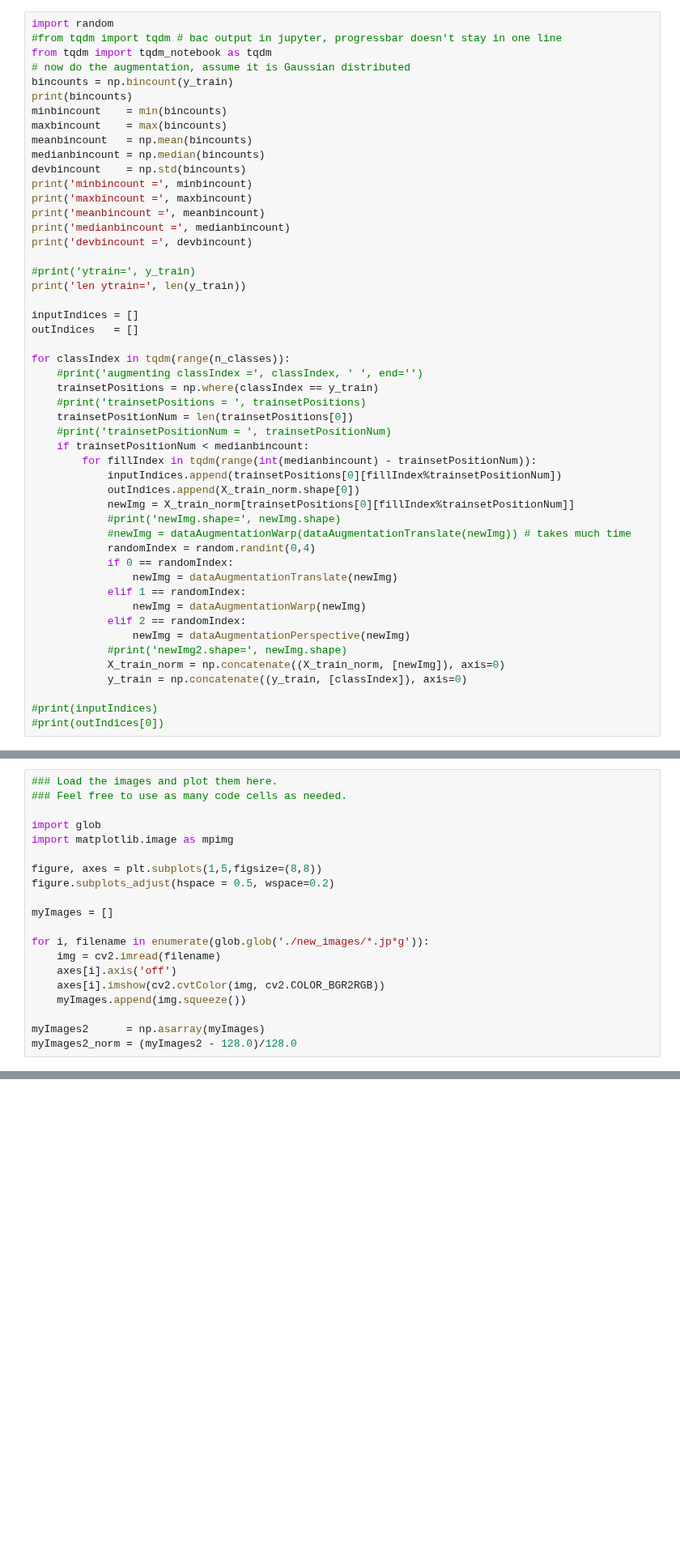
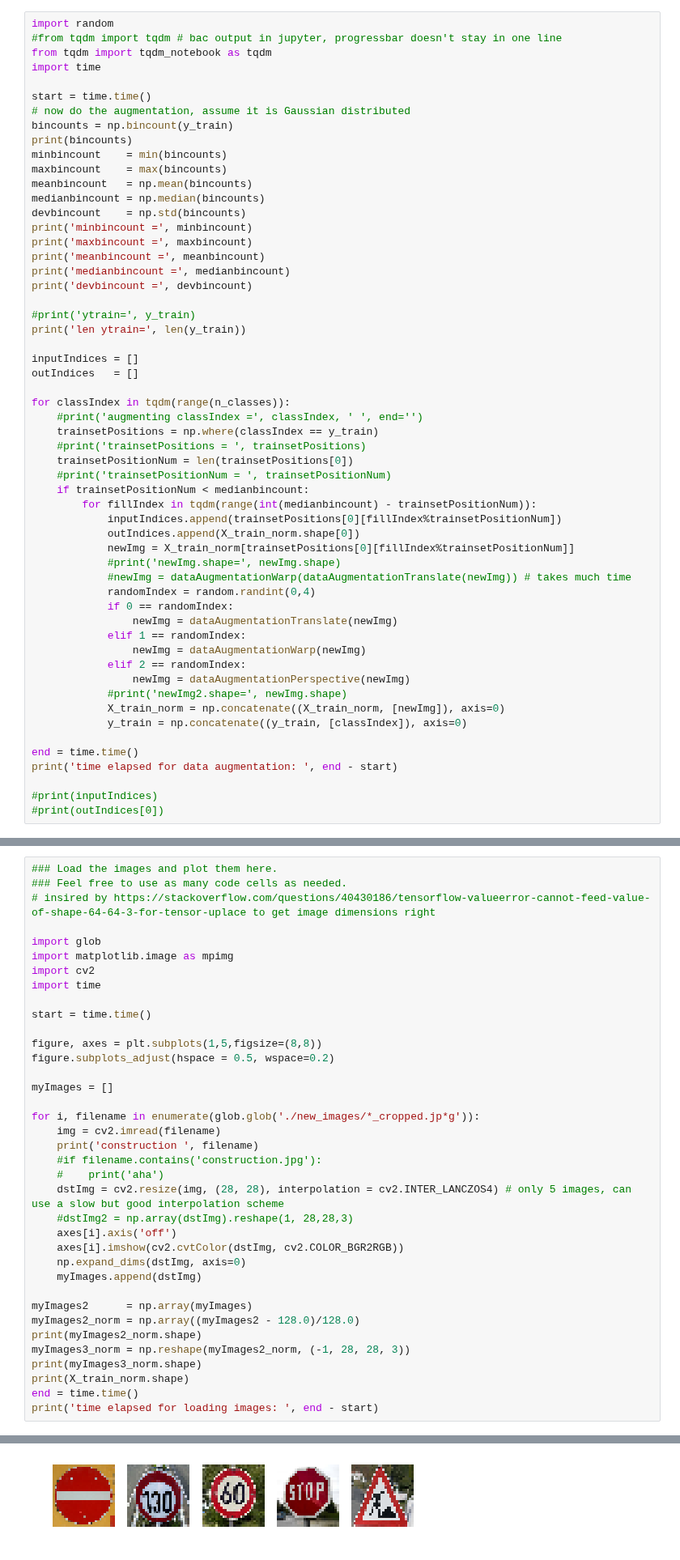
Before and after one commit to patman77/SDCE_nanodegree, a Jupyter notebook: Term1/Project2_Traffic_Sign_Classifier_Project/Traffic_Sign_Classifier.ipynb, the cells around one changed output, grey strips where cells are left out. Shown at 81% size. Drawn from its saved outputs; the diff is of its cells as text; blank space fills up the shorter version.

Commit message:
added some time measurements

```diff
--- a/Term1/Project2_Traffic_Sign_Classifier_Project/Traffic_Sign_Classifier.ipynb
+++ b/Term1/Project2_Traffic_Sign_Classifier_Project/Traffic_Sign_Classifier.ipynb
@@ -347,6 +347,9 @@ axes[1].set_title('warped')
 import random
 #from tqdm import tqdm # bac output in jupyter, progressbar doesn't stay in one line
 from tqdm import tqdm_notebook as tqdm
+import time
+
+start = time.time()
 # now do the augmentation, assume it is Gaussian distributed
 bincounts = np.bincount(y_train)
 print(bincounts)
@@ -391,6 +394,9 @@ for classIndex in tqdm(range(n_classes)):
             X_train_norm = np.concatenate((X_train_norm, [newImg]), axis=0)
             y_train = np.concatenate((y_train, [classIndex]), axis=0)
 
+end = time.time()
+print('time elapsed for data augmentation: ', end - start)
+
 #print(inputIndices)
 #print(outIndices[0])
 # %% [output]
@@ -658,20 +667,38 @@ You may find `signnames.csv` useful as it contains mappings from the class id (i
 # %%
 ### Load the images and plot them here.
 ### Feel free to use as many code cells as needed.
+# insired by https://stackoverflow.com/questions/40430186/tensorflow-valueerror-cannot-feed-value-of-shape-64-64-3-for-tensor-uplace to get image dimensions right
 
 import glob
 import matplotlib.image as mpimg
+import cv2
+import time
+
+start = time.time()
 
 figure, axes = plt.subplots(1,5,figsize=(8,8))
 figure.subplots_adjust(hspace = 0.5, wspace=0.2)
 
 myImages = []
 
-for i, filename in enumerate(glob.glob('./new_images/*.jp*g')):
+for i, filename in enumerate(glob.glob('./new_images/*_cropped.jp*g')):
     img = cv2.imread(filename)
+    print('construction ', filename)
+    #if filename.contains('construction.jpg'):
+    #    print('aha')
+    dstImg = cv2.resize(img, (28, 28), interpolation = cv2.INTER_LANCZOS4) # only 5 images, can use a slow but good interpolation scheme
+    #dstImg2 = np.array(dstImg).reshape(1, 28,28,3)
     axes[i].axis('off')
-    axes[i].imshow(cv2.cvtColor(img, cv2.COLOR_BGR2RGB))
-    myImages.append(img.squeeze())
+    axes[i].imshow(cv2.cvtColor(dstImg, cv2.COLOR_BGR2RGB))
+    np.expand_dims(dstImg, axis=0)
+    myImages.append(dstImg)
 
-myImages2      = np.asarray(myImages)
-myImages2_norm = (myImages2 - 128.0)/128.0
+myImages2      = np.array(myImages)
+myImages2_norm = np.array((myImages2 - 128.0)/128.0)
+print(myImages2_norm.shape)
+myImages3_norm = np.reshape(myImages2_norm, (-1, 28, 28, 3))
+print(myImages3_norm.shape)
+print(X_train_norm.shape)
+end = time.time()
+print('time elapsed for loading images: ', end - start)
+# %% [output]
@@ -678,3 +714,4 @@ myImages2_norm = (myImages2 - 128.0)/128.0
+[figure, added]
 # %% [markdown]
 ### Predict the Sign Type for Each Image
 # %%
```
Also changed, not shown: parts of 3 cells of this notebook.
